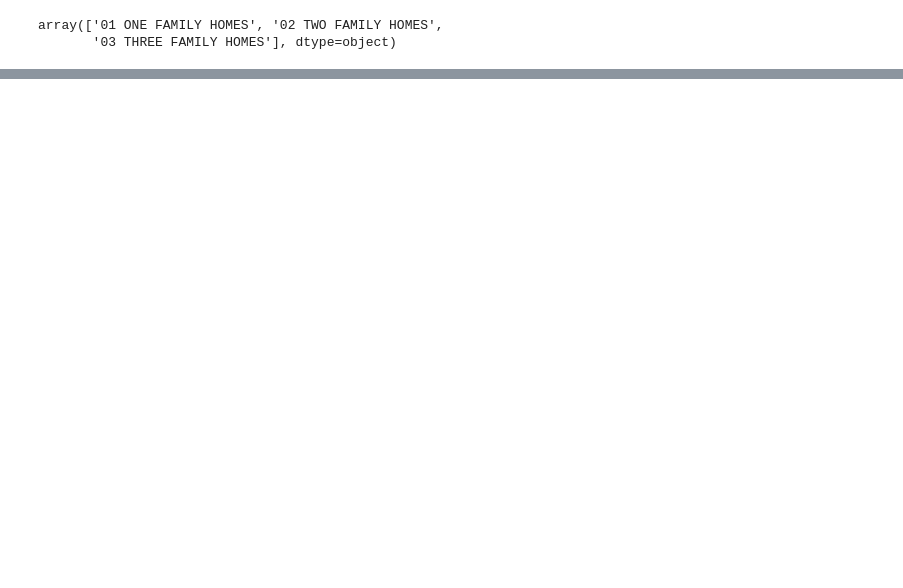
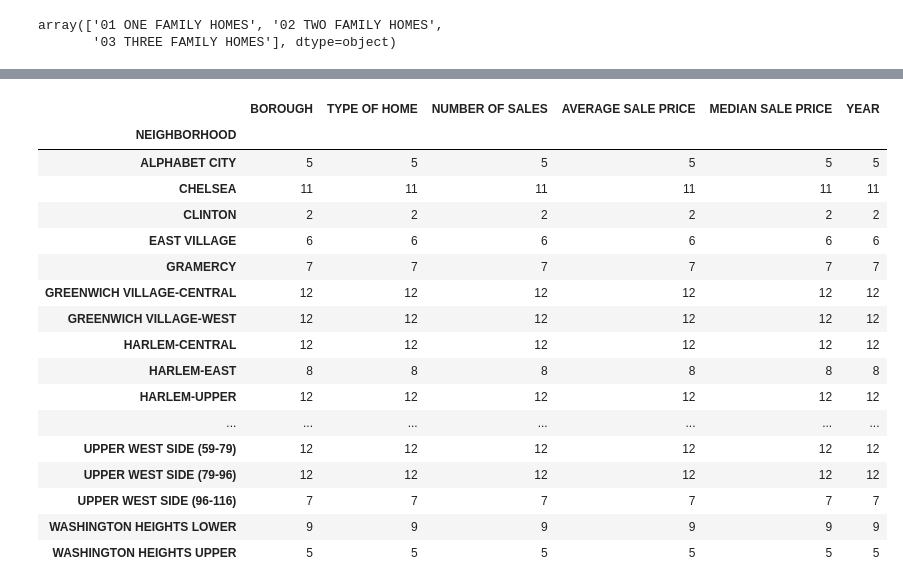
Before and after one commit to dongaCS/prediction-model-nyc, a Jupyter notebook: manhattan.ipynb, the cells around one changed output, grey strips where cells are left out. Drawn from its saved outputs; the diff is of its cells as text; code cells hidden in the pictures; blank space fills up the shorter version.

```diff
--- a/manhattan.ipynb
+++ b/manhattan.ipynb
@@ -75,8 +79,8 @@ types
 array(['01 ONE FAMILY HOMES', '02 TWO FAMILY HOMES',
        '03 THREE FAMILY HOMES'], dtype=object)
 # %%
-grouped = manhattan.groupby(['TYPE OF HOME'])
-one = grouped.get_group('01 ONE FAMILY HOMES').copy()
-two = grouped.get_group('02 TWO FAMILY HOMES').copy()
-three = grouped.get_group('03 THREE FAMILY HOMES').copy()
-one
+# group further by home type
+home = manhattan.groupby(['TYPE OF HOME'])
+one = home.get_group('01 ONE FAMILY HOMES').copy()
+two = home.get_group('02 TWO FAMILY HOMES').copy()
+three = home.get_group('03 THREE FAMILY HOMES').copy()
@@ -96,0 +87,24 @@ one
+# %%
+temp = one['NEIGHBORHOOD'].unique()
+hood = one.groupby(['NEIGHBORHOOD'])
+hood.get_group('ALPHABET CITY').copy()
+one.groupby(['NEIGHBORHOOD']).count()
+# %% [output]
+|  | BOROUGH | TYPE OF HOME | NUMBER OF SALES | AVERAGE SALE PRICE | MEDIAN SALE PRICE | YEAR |
+| NEIGHBORHOOD |  |  |  |  |  |  |
+| ALPHABET CITY | 5 | 5 | 5 | 5 | 5 | 5 |
+| CHELSEA | 11 | 11 | 11 | 11 | 11 | 11 |
+| CLINTON | 2 | 2 | 2 | 2 | 2 | 2 |
+| EAST VILLAGE | 6 | 6 | 6 | 6 | 6 | 6 |
+| GRAMERCY | 7 | 7 | 7 | 7 | 7 | 7 |
+| GREENWICH VILLAGE-CENTRAL | 12 | 12 | 12 | 12 | 12 | 12 |
+| GREENWICH VILLAGE-WEST | 12 | 12 | 12 | 12 | 12 | 12 |
+| HARLEM-CENTRAL | 12 | 12 | 12 | 12 | 12 | 12 |
+| HARLEM-EAST | 8 | 8 | 8 | 8 | 8 | 8 |
+| HARLEM-UPPER | 12 | 12 | 12 | 12 | 12 | 12 |
+| ... | ... | ... | ... | ... | ... | ... |
+| UPPER WEST SIDE (59-79) | 12 | 12 | 12 | 12 | 12 | 12 |
+| UPPER WEST SIDE (79-96) | 12 | 12 | 12 | 12 | 12 | 12 |
+| UPPER WEST SIDE (96-116) | 7 | 7 | 7 | 7 | 7 | 7 |
+| WASHINGTON HEIGHTS LOWER | 9 | 9 | 9 | 9 | 9 | 9 |
+| WASHINGTON HEIGHTS UPPER | 5 | 5 | 5 | 5 | 5 | 5 |
```
Also changed, not shown: parts of 12 cells of this notebook.
